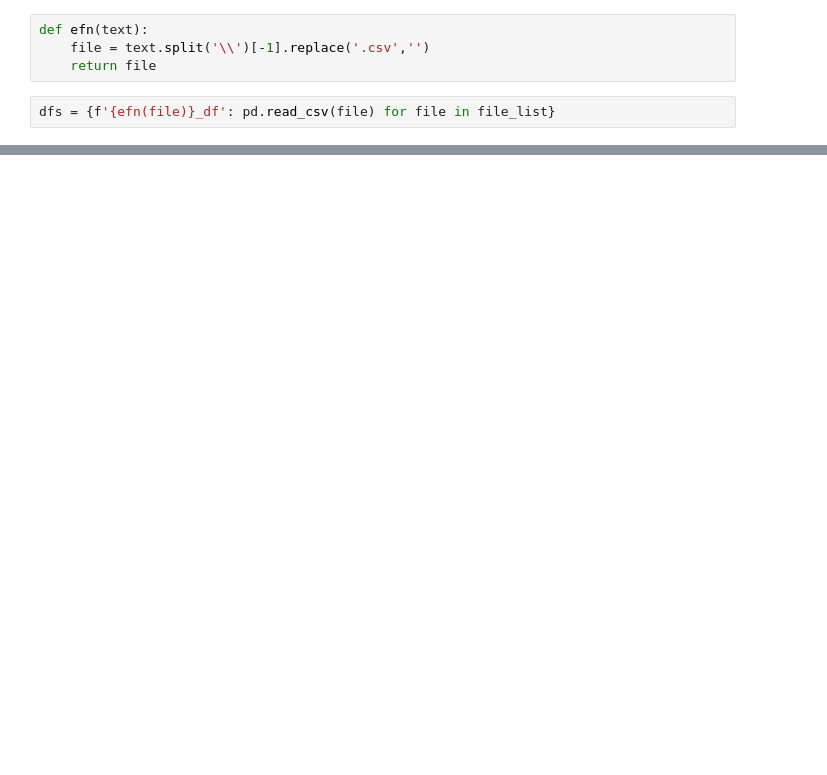
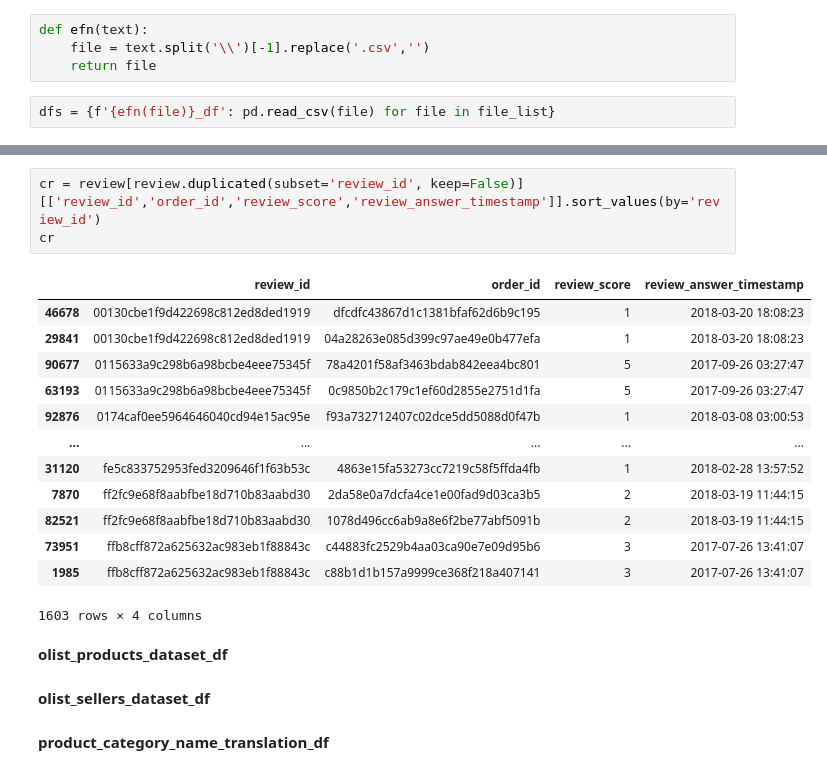
Before and after one commit to aridiawan/ecommerce-analysis, a Jupyter notebook: notebooks/1.0.1-data-preparation.ipynb, the cells around one changed output, grey strips where cells are left out. Saved outputs shown, nothing was run; the diff lists cells and outputs as text; blank space fills up the shorter version.

```diff
--- a/notebooks/1.0.1-data-preparation.ipynb
+++ b/notebooks/1.0.1-data-preparation.ipynb
@@ -91,0 +201,23 @@ olist_order_items_dataset_df
+# %%
+cr = review[review.duplicated(subset='review_id', keep=False)][['review_id','order_id','review_score','review_answer_timestamp']].sort_values(by='review_id')
+cr
+# %% [output]
+|  | review_id | order_id | review_score | review_answer_timestamp |
+| 46678 | 00130cbe1f9d422698c812ed8ded1919 | dfcdfc43867d1c1381bfaf62d6b9c195 | 1 | 2018-03-20 18:08:23 |
+| 29841 | 00130cbe1f9d422698c812ed8ded1919 | 04a28263e085d399c97ae49e0b477efa | 1 | 2018-03-20 18:08:23 |
+| 90677 | 0115633a9c298b6a98bcbe4eee75345f | 78a4201f58af3463bdab842eea4bc801 | 5 | 2017-09-26 03:27:47 |
+| 63193 | 0115633a9c298b6a98bcbe4eee75345f | 0c9850b2c179c1ef60d2855e2751d1fa | 5 | 2017-09-26 03:27:47 |
+| 92876 | 0174caf0ee5964646040cd94e15ac95e | f93a732712407c02dce5dd5088d0f47b | 1 | 2018-03-08 03:00:53 |
+| ... | ... | ... | ... | ... |
+| 31120 | fe5c833752953fed3209646f1f63b53c | 4863e15fa53273cc7219c58f5ffda4fb | 1 | 2018-02-28 13:57:52 |
+| 7870 | ff2fc9e68f8aabfbe18d710b83aabd30 | 2da58e0a7dcfa4ce1e00fad9d03ca3b5 | 2 | 2018-03-19 11:44:15 |
+| 82521 | ff2fc9e68f8aabfbe18d710b83aabd30 | 1078d496cc6ab9a8e6f2be77abf5091b | 2 | 2018-03-19 11:44:15 |
+| 73951 | ffb8cff872a625632ac983eb1f88843c | c44883fc2529b4aa03ca90e7e09d95b6 | 3 | 2017-07-26 13:41:07 |
+| 1985 | ffb8cff872a625632ac983eb1f88843c | c88b1d1b157a9999ce368f218a407141 | 3 | 2017-07-26 13:41:07 |
+1603 rows × 4 columns
+# %% [markdown]
+**olist_products_dataset_df**
+# %% [markdown]
+**olist_sellers_dataset_df**
+# %% [markdown]
+**product_category_name_translation_df**
```
Also changed, not shown: parts of 19 cells of this notebook.
